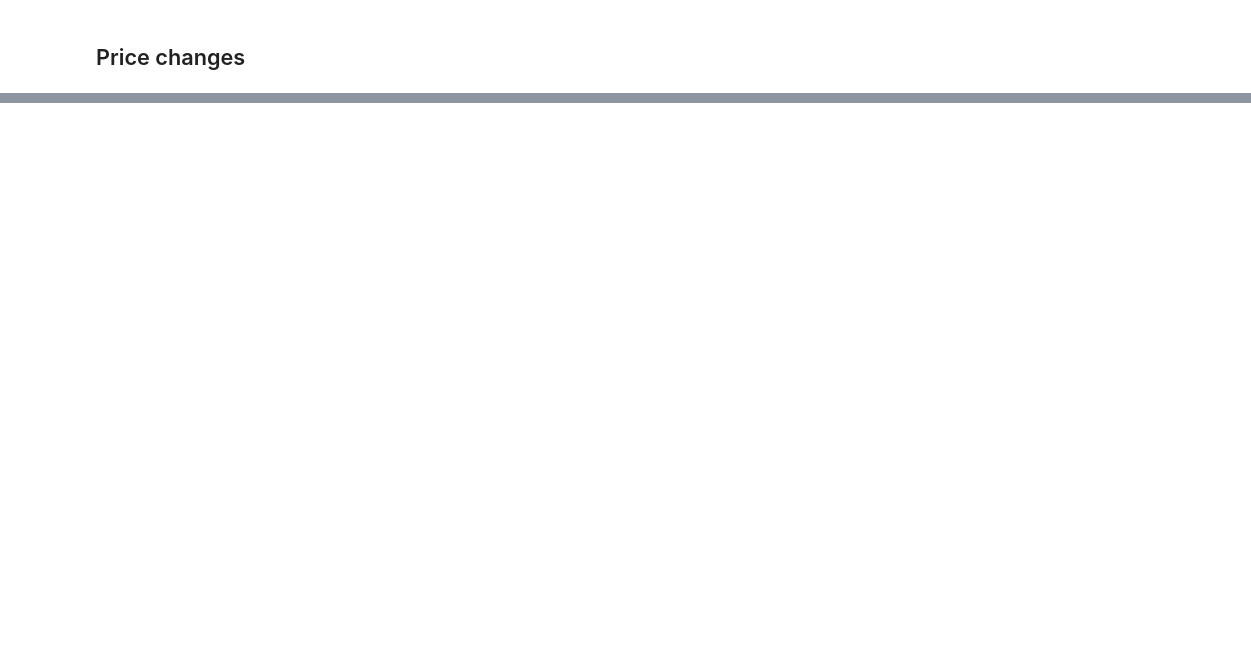
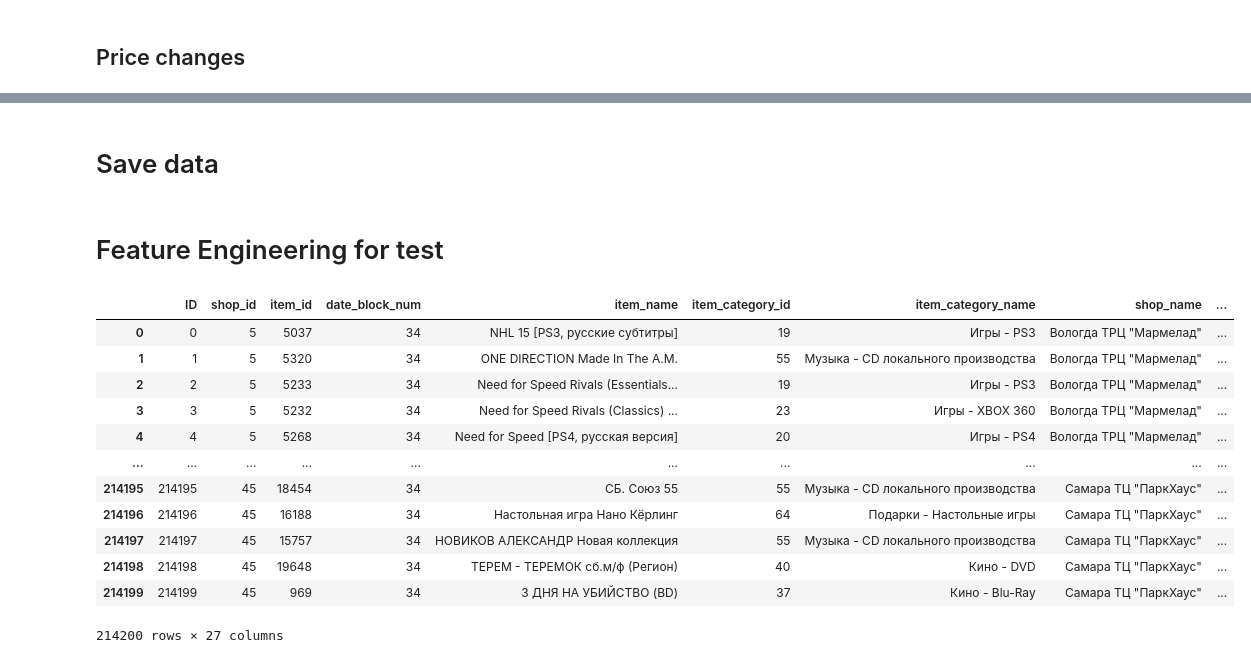
Before and after one commit to 200kgsquat/sales_prediction, a Jupyter notebook: notebooks/feature_engineering.ipynb, the cells around one changed output, grey strips where cells are left out. Cells and saved outputs as stored; diff of their text form; code cells hidden in the pictures; blank space fills up the shorter version.

```diff
--- a/notebooks/feature_engineering.ipynb
+++ b/notebooks/feature_engineering.ipynb
@@ -185,3 +416,3 @@ df['item_max_price'] = df.groupby('item_id')['item_price'].transform('max')
 # %%
-df['price_range'] = df['item_max_price'] - df['item_min_price']
+expanded_df['price_range'] = expanded_df['item_max_price'] - expanded_df['item_min_price']
 # %%
@@ -221,0 +432,9 @@ Text(0.5, 1.0, '')
+# %%
+def downcast_dtypes(df):
+    float_cols = df.select_dtypes(include=['float64']).columns
+    int_cols = df.select_dtypes(include=['int64']).columns
+
+    df[float_cols] = df[float_cols].astype('float32')
+    df[int_cols] = df[int_cols].astype('int32')
+
+    return df
@@ -243,0 +477,2 @@ df.to_csv('fe_df.csv')
+# %% [markdown]
+# Save data
@@ -243,0 +481,21 @@ df.to_csv('fe_df.csv')
+# %%
+expanded_df = pd.read_pickle("downcasted.pkl")
+# %%
+try:
+    BASE_DIR = os.path.dirname(os.path.abspath(__file__))
+except NameError:
+    BASE_DIR = os.getcwd()
+
+DATA_DIR = os.path.join(BASE_DIR, "projects", "sales_prediction", "datasets")
+
+if not os.path.exists(DATA_DIR):
+    raise FileNotFoundError(f"not found: {DATA_DIR}")
+
+sales_train = pd.read_csv(os.path.join(DATA_DIR, "cleaned_sales.csv"))
+items = pd.read_csv(os.path.join(DATA_DIR, "items.csv"))
+item_categories = pd.read_csv(os.path.join(DATA_DIR, "item_categories.csv"))
+shops = pd.read_csv(os.path.join(DATA_DIR, "shops.csv"))
+test = pd.read_csv(os.path.join(DATA_DIR, "test.csv"))
+sample_submission = pd.read_csv(os.path.join(DATA_DIR, "sample_submission.csv"))
+# %% [markdown]
+# Feature Engineering for test
@@ -243,0 +567,16 @@ df.to_csv('fe_df.csv')
+# %%
+test_expanded
+# %% [output]
+|  | ID | shop_id | item_id | date_block_num | item_name | item_category_id | item_category_name | shop_name | ... |
+| 0 | 0 | 5 | 5037 | 34 | NHL 15 [PS3, русские субтитры] | 19 | Игры - PS3 | Вологда ТРЦ "Мармелад" | ... |
+| 1 | 1 | 5 | 5320 | 34 | ONE DIRECTION Made In The A.M. | 55 | Музыка - CD локального производства | Вологда ТРЦ "Мармелад" | ... |
+| 2 | 2 | 5 | 5233 | 34 | Need for Speed Rivals (Essentials... | 19 | Игры - PS3 | Вологда ТРЦ "Мармелад" | ... |
+| 3 | 3 | 5 | 5232 | 34 | Need for Speed Rivals (Classics) ... | 23 | Игры - XBOX 360 | Вологда ТРЦ "Мармелад" | ... |
+| 4 | 4 | 5 | 5268 | 34 | Need for Speed [PS4, русская версия] | 20 | Игры - PS4 | Вологда ТРЦ "Мармелад" | ... |
+| ... | ... | ... | ... | ... | ... | ... | ... | ... | ... |
+| 214195 | 214195 | 45 | 18454 | 34 | СБ. Союз 55 | 55 | Музыка - CD локального производства | Самара ТЦ "ПаркХаус" | ... |
+| 214196 | 214196 | 45 | 16188 | 34 | Настольная игра Нано Кёрлинг | 64 | Подарки - Настольные игры | Самара ТЦ "ПаркХаус" | ... |
+| 214197 | 214197 | 45 | 15757 | 34 | НОВИКОВ АЛЕКСАНДР Новая коллекция | 55 | Музыка - CD локального производства | Самара ТЦ "ПаркХаус" | ... |
+| 214198 | 214198 | 45 | 19648 | 34 | ТЕРЕМ - ТЕРЕМОК сб.м/ф (Регион) | 40 | Кино - DVD | Самара ТЦ "ПаркХаус" | ... |
+| 214199 | 214199 | 45 | 969 | 34 | 3 ДНЯ НА УБИЙСТВО (BD) | 37 | Кино - Blu-Ray | Самара ТЦ "ПаркХаус" | ... |
+214200 rows × 27 columns
```
Also changed, not shown: parts of 70 cells of this notebook.
